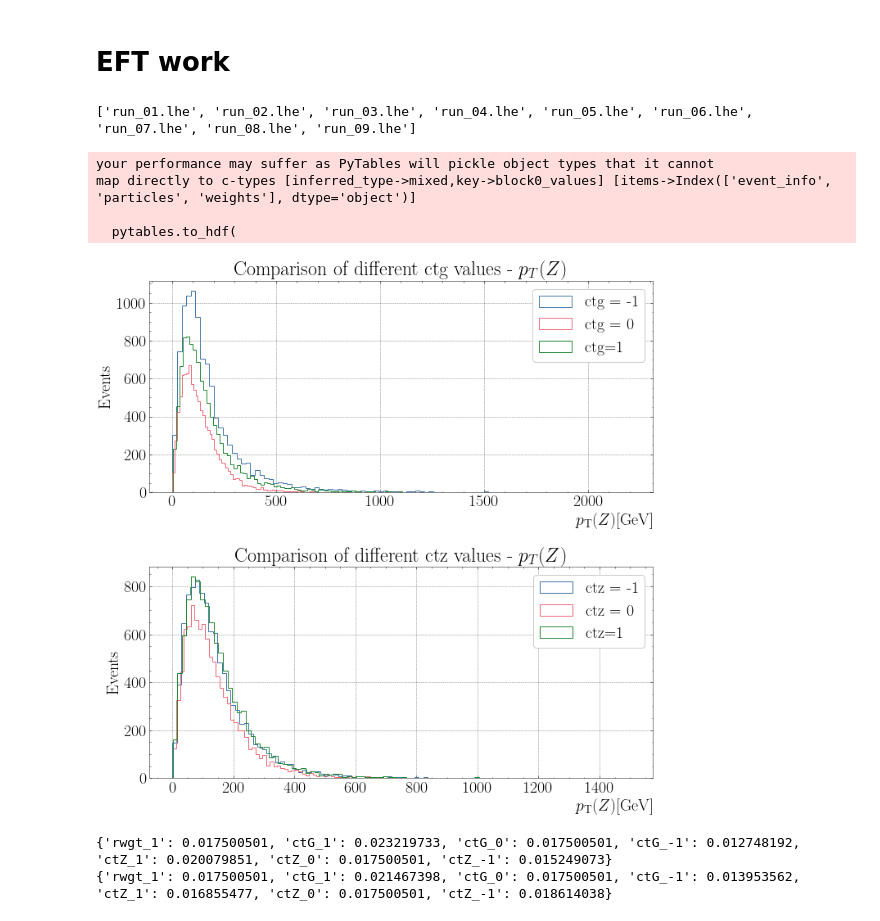
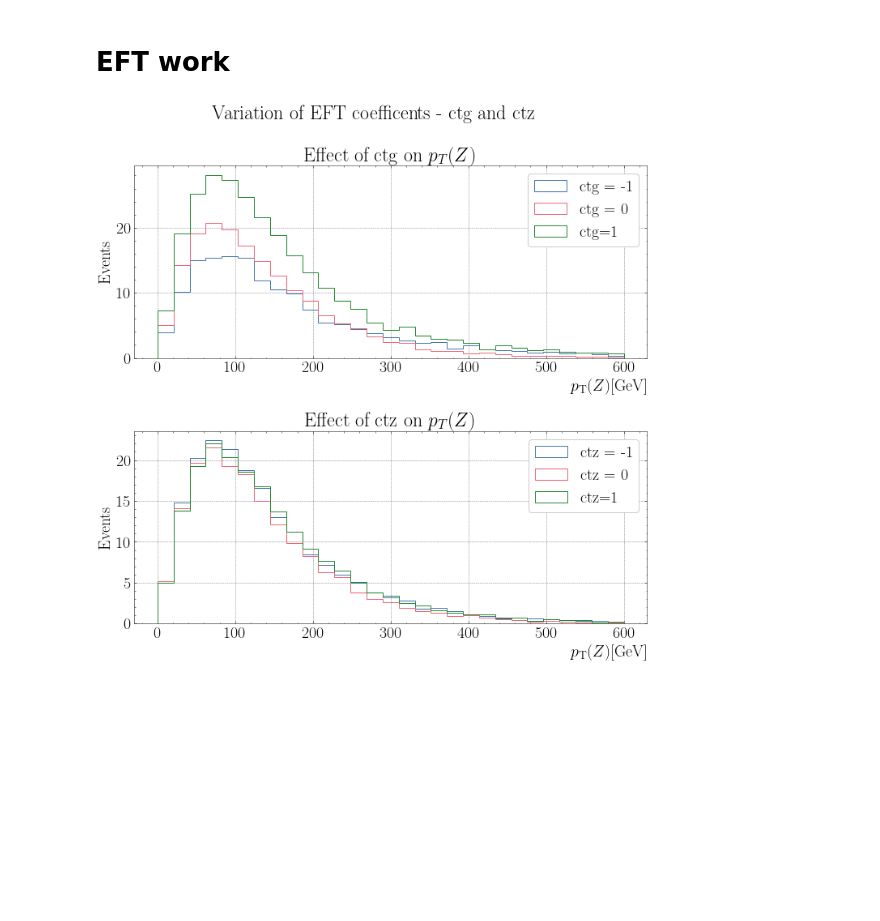
Before and after one commit to craigmadethis/LHEImport, a Jupyter notebook: ttz_05_eft.ipynb, the cells around one changed output. Cells and saved outputs as stored; diff of their text form; code cells hidden in the pictures; blank space fills up the shorter version.

```diff
--- a/ttz_05_eft.ipynb
+++ b/ttz_05_eft.ipynb
@@ -13,17 +18,10 @@ plt.rcParams.update({"font.family":"serif", "font.size":20, "figure.figsize":[10
 # %%
-direc = 'event_files/lhe/eft/'
-print(os.listdir('event_files/lhe/eft/'))
+# direc = 'event_files/lhe/eft/'
+# print(os.listdir('event_files/lhe/eft/'))
-# %% [output]
-['run_01.lhe', 'run_02.lhe', 'run_03.lhe', 'run_04.lhe', 'run_05.lhe', 'run_06.lhe', 'run_07.lhe', 'run_08.lhe', 'run_09.lhe']
 # %%
-for file in os.listdir(direc):
-    data_madspin = read_lhe(direc+file)
-    tohdf5(data_madspin, 'event_files/hdf5/071221_eft', key=file.split('.')[0])
+# for file in os.listdir(direc):
+#     data_madspin = read_lhe(direc+file)
+#     tohdf5(data_madspin, 'event_files/hdf5/071221_eft', key=file.split('.')[0])
-# %% [output]
-your performance may suffer as PyTables will pickle object types that it cannot
-map directly to c-types [inferred_type->mixed,key->block0_values] [items->Index(['event_info', 'particles', 'weights'], dtype='object')]
-
-  pytables.to_hdf(
 # %%
 df_run_01 = pd.read_hdf('event_files/hdf5/071221_eft.h5', 'run_01')
 df_run_02 = pd.read_hdf('event_files/hdf5/071221_eft.h5', 'run_02')
@@ -35,46 +33,60 @@ df_run_07 = pd.read_hdf('event_files/hdf5/071221_eft.h5', 'run_07')
 df_run_08 = pd.read_hdf('event_files/hdf5/071221_eft.h5', 'run_08')
 df_run_09 = pd.read_hdf('event_files/hdf5/071221_eft.h5', 'run_09')
 # %%
-def ptot2(particles):
+
+def ptot2(particles, particle_pdgid=23):
+    '''
+    determine total transverse momentum of given particle, Z by default
+    '''
     for p in particles:
-        if abs(p.pdgid) == 23:
+        if abs(p.pdgid) == particle_pdgid:
             fourvec = p.fourvec
     return fourvec.pt
+
+def event_weight(events):
+    for event in events:
+        return event.weight
 # %%
 # df_run_01['ptz'] = df_run_01.apply(lambda r: ptot2(r['particles'], axis=1)
 
 df_run_01['ptz'] = df_run_01.apply(lambda r: ptot2(r['particles']), axis=1)
+df_run_01['event_weight'] = df_run_01.apply(lambda r: event_weight(r), axis=1)
 df_run_02['ptz'] = df_run_02.apply(lambda r: ptot2(r['particles']), axis=1)
+df_run_02['event_weight'] = df_run_02.apply(lambda r: event_weight(r), axis=1)
 df_run_03['ptz'] = df_run_03.apply(lambda r: ptot2(r['particles']), axis=1)
+df_run_03['event_weight'] = df_run_03.apply(lambda r: event_weight(r), axis=1)
 df_run_04['ptz'] = df_run_04.apply(lambda r: ptot2(r['particles']), axis=1)
+df_run_04['event_weight'] = df_run_04.apply(lambda r: event_weight(r), axis=1)
 df_run_05['ptz'] = df_run_05.apply(lambda r: ptot2(r['particles']), axis=1)
+df_run_05['event_weight'] = df_run_05.apply(lambda r: event_weight(r), axis=1)
 df_run_06['ptz'] = df_run_06.apply(lambda r: ptot2(r['particles']), axis=1)
+df_run_06['event_weight'] = df_run_06.apply(lambda r: event_weight(r), axis=1)
 df_run_07['ptz'] = df_run_07.apply(lambda r: ptot2(r['particles']), axis=1)
+df_run_07['event_weight'] = df_run_07.apply(lambda r: event_weight(r), axis=1)
 df_run_08['ptz'] = df_run_08.apply(lambda r: ptot2(r['particles']), axis=1)
+df_run_08['event_weight'] = df_run_08.apply(lambda r: event_weight(r), axis=1)
 df_run_09['ptz'] = df_run_09.apply(lambda r: ptot2(r['particles']), axis=1)
+df_run_09['event_weight'] = df_run_09.apply(lambda r: event_weight(r), axis=1)
 # %%
+bins=np.linspace(0,600,30)
 fig, ax = plt.subplots(2,1)
-ax[0].hist(df_run_01['ptz'],histtype='step', label='ctg = -1',bins=100)
-ax[0].hist(df_run_02['ptz'], histtype='step', label='ctg = 0',bins=100)
-ax[0].hist(df_run_03['ptz'], histtype='step', label='ctg=1',bins=100)
-ax[0].set_title('Comparison of different ctg values - $p_T (Z)$')
+ax[0].hist(df_run_01['ptz'],histtype='step', label='ctg = -1',bins=bins, weights=df_run_01['event_weight'])
+ax[0].hist(df_run_02['ptz'], histtype='step', label='ctg = 0',bins=bins, weights=df_run_02['event_weight'])
+ax[0].hist(df_run_03['ptz'], histtype='step', label='ctg=1',bins=bins, weights=df_run_03['event_weight'])
+ax[0].set_title('Effect of ctg on $p_T (Z)$')
 ax[0].set_xlabel('$p_\mathrm{T}(Z)$[GeV]', loc='right')
 ax[0].set_ylabel('Events')
 ax[0].legend()
-ax[1].hist(df_run_04['ptz'],histtype='step', label='ctz = -1',bins=100)
-ax[1].hist(df_run_05['ptz'], histtype='step', label='ctz = 0',bins=100)
-ax[1].hist(df_run_06['ptz'], histtype='step', label='ctz=1',bins=100)
+ax[1].hist(df_run_04['ptz'],histtype='step', label='ctz = -1',bins=bins, weights=df_run_04['event_weight'])
+ax[1].hist(df_run_05['ptz'], histtype='step', label='ctz = 0',bins=bins, weights=df_run_05['event_weight'])
+ax[1].hist(df_run_06['ptz'], histtype='step', label='ctz=1',bins=bins, weights=df_run_06['event_weight'])
 ax[1].legend()
 ax[1].set_xlabel('$p_\mathrm{T}(Z)$[GeV]', loc='right')
-ax[1].set_title('Comparison of different ctz values - $p_T (Z)$')
+ax[1].set_title('Effect of ctz on $p_T (Z)$')
 ax[1].set_ylabel('Events')
+fig.suptitle('Variation of EFT coefficents - ctg and ctz')
 plt.tight_layout()
+plt.savefig('var_ctg_ctz_norwgt.jpg')
 plt.show()
 # %% [output]
-[figure, old version]
+[figure, new version]
-# %%
-for ind, row in df_run_09[:2].iterrows():
-    print(row.weights)
-# %% [output]
-{'rwgt_1': 0.017500501, 'ctG_1': 0.023219733, 'ctG_0': 0.017500501, 'ctG_-1': 0.012748192, 'ctZ_1': 0.020079851, 'ctZ_0': 0.017500501, 'ctZ_-1': 0.015249073}
-{'rwgt_1': 0.017500501, 'ctG_1': 0.021467398, 'ctG_0': 0.017500501, 'ctG_-1': 0.013953562, 'ctZ_1': 0.016855477, 'ctZ_0': 0.017500501, 'ctZ_-1': 0.018614038}
```
Also changed, not shown: parts of 6 cells of this notebook, 4 other files.
